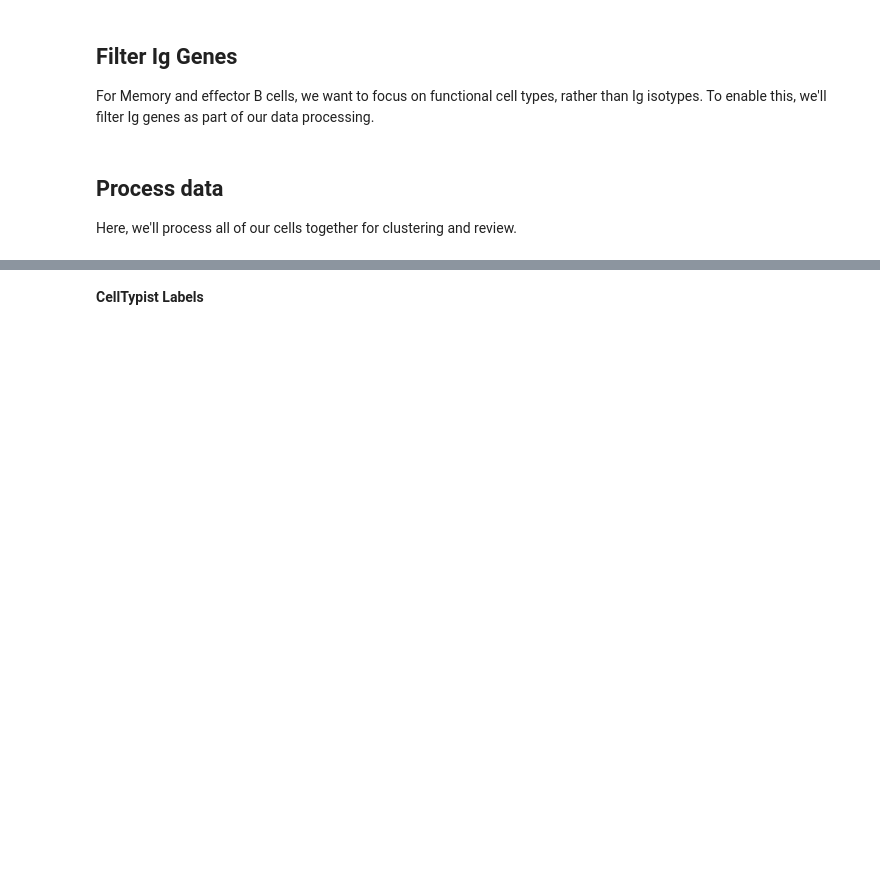
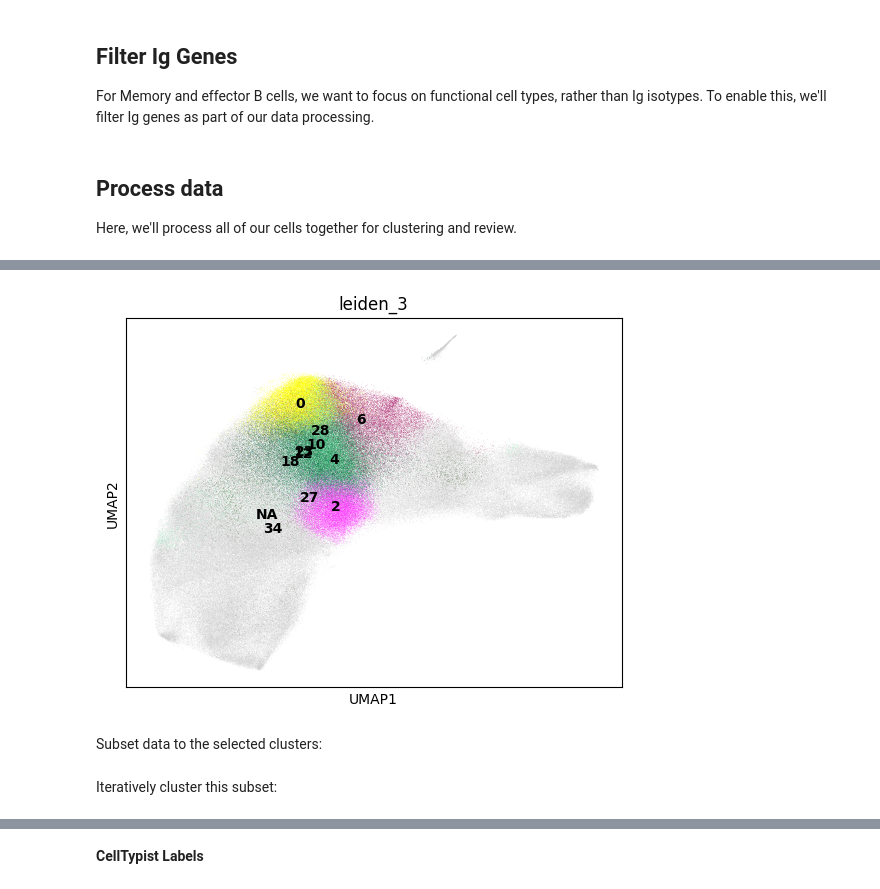
Before and after one commit to aifimmunology/sound-life-scrna-analysis, a Jupyter notebook: scrna-seq_analysis/02-reference_labeling/09b-Python_b_memory_cell_L3_refinement.ipynb, the cells around one changed output, grey strips where cells are left out. Drawn from its saved outputs; the diff is of its cells as text; code cells hidden in the pictures; blank space fills up the shorter version.

```diff
--- a/scrna-seq_analysis/02-reference_labeling/09b-Python_b_memory_cell_L3_refinement.ipynb
+++ b/scrna-seq_analysis/02-reference_labeling/09b-Python_b_memory_cell_L3_refinement.ipynb
@@ -293,0 +339,5 @@ WARNING: adata.X seems to be already log-transformed.
+# %%
+ighd_pos_cl = select_clusters_above_gene_frac(adata, 'IGHD', 0.4, clusters = 'leiden_3')
+cxcr4_pos_cl = select_clusters_above_gene_frac(adata, 'CXCR4', 0.2, clusters = 'leiden_3')
+cd72_pos_cl = select_clusters_above_gene_frac(adata, 'CD72', 0.6, clusters = 'leiden_3')
+gabarapl2_pos_cl = select_clusters_above_gene_frac(adata, 'GABARAPL2', 0.6, clusters = 'leiden_3')
@@ -293,0 +346,11 @@ WARNING: adata.X seems to be already log-transformed.
+# %%
+sel_cl = set(ighd_pos_cl).intersection(set(cxcr4_pos_cl))
+sel_cl = sel_cl - set(cd72_pos_cl)
+sel_cl = sel_cl - set(gabarapl2_pos_cl)
+sel_cl = list(sel_cl)
+# %%
+sc.pl.umap(adata, color = 'leiden_3', groups = sel_cl, legend_loc = 'on data')
+# %% [output]
+[figure, added]
+# %% [markdown]
+Subset data to the selected clusters:
@@ -293,0 +359,2 @@ WARNING: adata.X seems to be already log-transformed.
+# %% [markdown]
+Iteratively cluster this subset:
```
Also changed, not shown: parts of 27 cells of this notebook.
